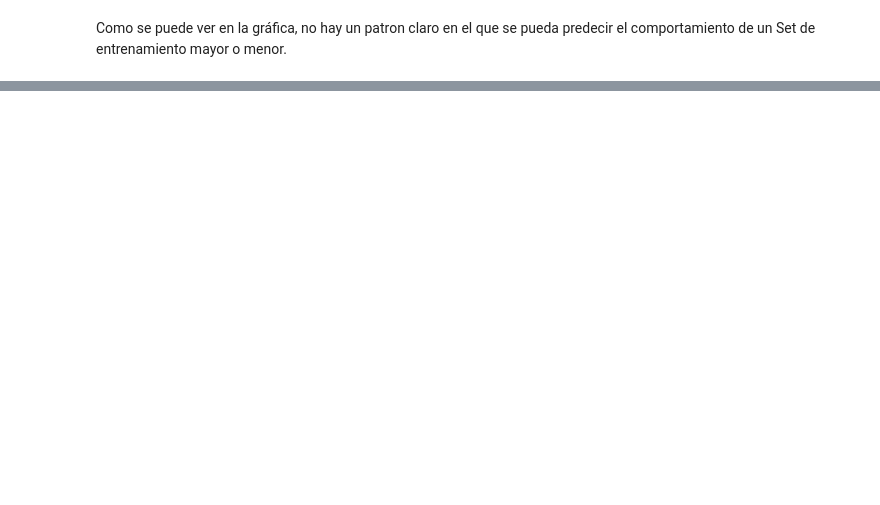
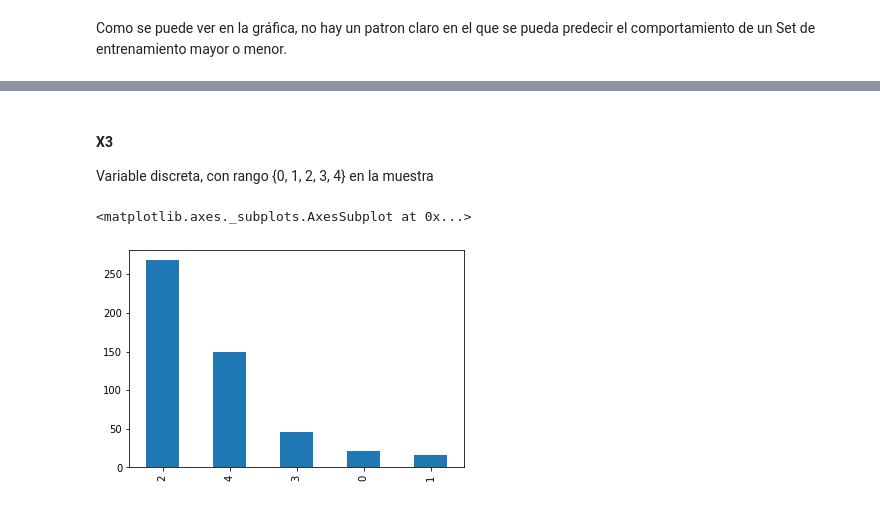
Before and after one commit to jgavirias13/DataScienceTools, a Jupyter notebook: Estadistica/taller1/taller1.ipynb, the cells around one changed output, grey strips where cells are left out. Cells and saved outputs as stored; diff of their text form; code cells hidden in the pictures; blank space fills up the shorter version.

```diff
--- a/Estadistica/taller1/taller1.ipynb
+++ b/Estadistica/taller1/taller1.ipynb
@@ -248,0 +296,9 @@ Como se puede ver en la gráfica, no hay un patron claro en el que se pueda pred
+# %% [markdown]
+#### X3
+
+Variable discreta, con rango {0, 1, 2, 3, 4} en la muestra
+# %%
+data.X3.value_counts().plot.bar()
+# %% [output]
+<matplotlib.axes._subplots.AxesSubplot at 0x...>
+[figure, added]
```
Also changed, not shown: parts of 66 cells of this notebook, 1 other file.
